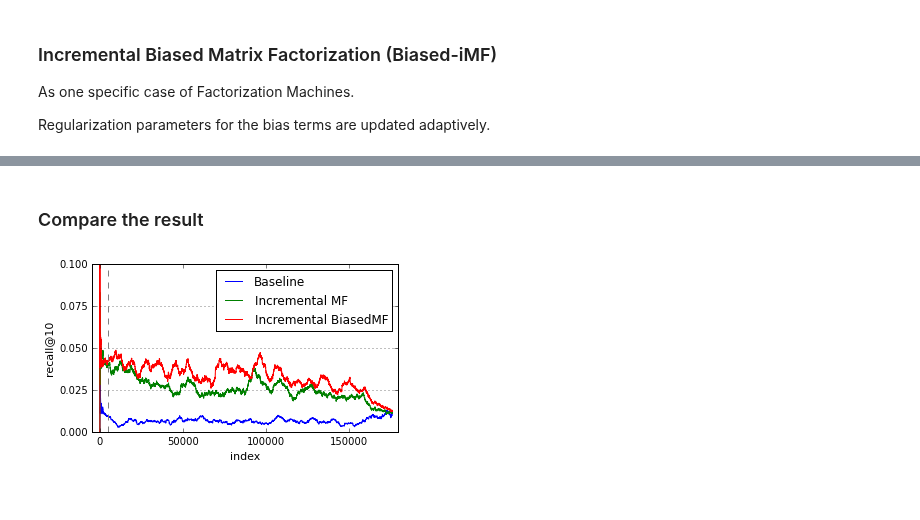
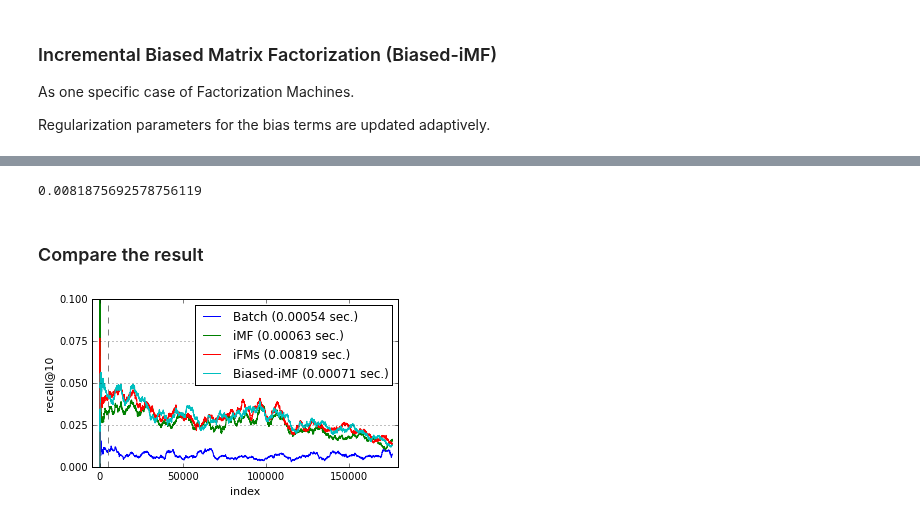
Before and after one commit to takuti/stream-recommender, a Jupyter notebook: stream-recommender.ipynb, the cells around one changed output, grey strips where cells are left out. Saved outputs shown, nothing was run; the diff lists cells and outputs as text; code cells hidden in the pictures.

```diff
--- a/stream-recommender.ipynb
+++ b/stream-recommender.ipynb
@@ -239,7 +266,7 @@ Regularization parameters for the bias terms are updated adaptively.
 # initialize
 ibmf = IncrementalBiasedMF(n_user, n_item, k=100, l2_reg_w0=.01, l2_reg_w=.01, l2_reg_V=.01, learn_rate=.03)
 history_mat = np.zeros((n_user, n_item))
-ibmf_avgs, sma = [], []
+ibmf_avgs, ibmf_times, sma = [], [], []
 # %%
 %%time
 
@@ -287,0 +351,35 @@ Wall time: 2min 14s
+# %%
+%%time
+
+for ri in xrange(n_train, n_ratings):
+    u, i, rating, timestamp = ratings[ri]
+    u_index = users.index(u)
+    i_index = items.index(i)
+
+    ### start timer
+    start = time.clock()
+
+    # 1.
+    if u_index in ifms.known_users:
+        # If u is a known user, use the current model to recommend N items,
+        recos = ifms.recommend(u_index, N, history_mat[u_index])
+
+        # 2. Score the recommendation list given the true observed item i
+        recall = 1 if (i_index in recos) else 0
+
+        sma.append(recall)
+        n = len(sma)
+        if n > window_size:
+            del sma[0]
+            n -= 1
+        avg = sum(sma) / float(n)
+        ifms_avgs.append(avg)
+
+    # 3. update the model with the observed event
+    prev_w0, prev_w = ifms.update(u_index, i_index, prev_w0, prev_w)
+
+    ### end timer
+    elapsed_time = time.clock() - start
+    ifms_times.append(elapsed_time)
+
+    history_mat[u_index, i_index] = 1
@@ -288,13 +389,18 @@ Wall time: 2min 14s
+# %%
+np.average(ifms_times)
+# %% [output]
+0.0081875692578756119
 # %% [markdown]
 ### Compare the result
 # %%
 fig, ax = plt.subplots()
-ax.plot(range(len(base_avgs)), base_avgs, label='Baseline')
-ax.plot(range(len(imf_avgs)), imf_avgs, label='Incremental MF')
-ax.plot(range(len(ibmf_avgs)), ibmf_avgs, label='Incremental BiasedMF')
+ax.plot(range(len(base_avgs)), base_avgs, label='Batch (%.5f sec.)' % np.average(base_times))
+ax.plot(range(len(imf_avgs)), imf_avgs, label='iMF (%.5f sec.)' % np.average(imf_times))
+ax.plot(range(len(ifms_avgs)), ifms_avgs, label='iFMs (%.5f sec.)' % np.average(ifms_times))
+ax.plot(range(len(ibmf_avgs)), ibmf_avgs, label='Biased-iMF (%.5f sec.)' % np.average(ibmf_times))
 ax.legend()
 plot_setting(fig, ax)
 
 fig.savefig('../../paper/images/ml-1m-recall-evolve.pdf')
 # %% [output]
-[figure, old version]
+[figure, new version]
```
Also changed, not shown: parts of 19 cells of this notebook.
